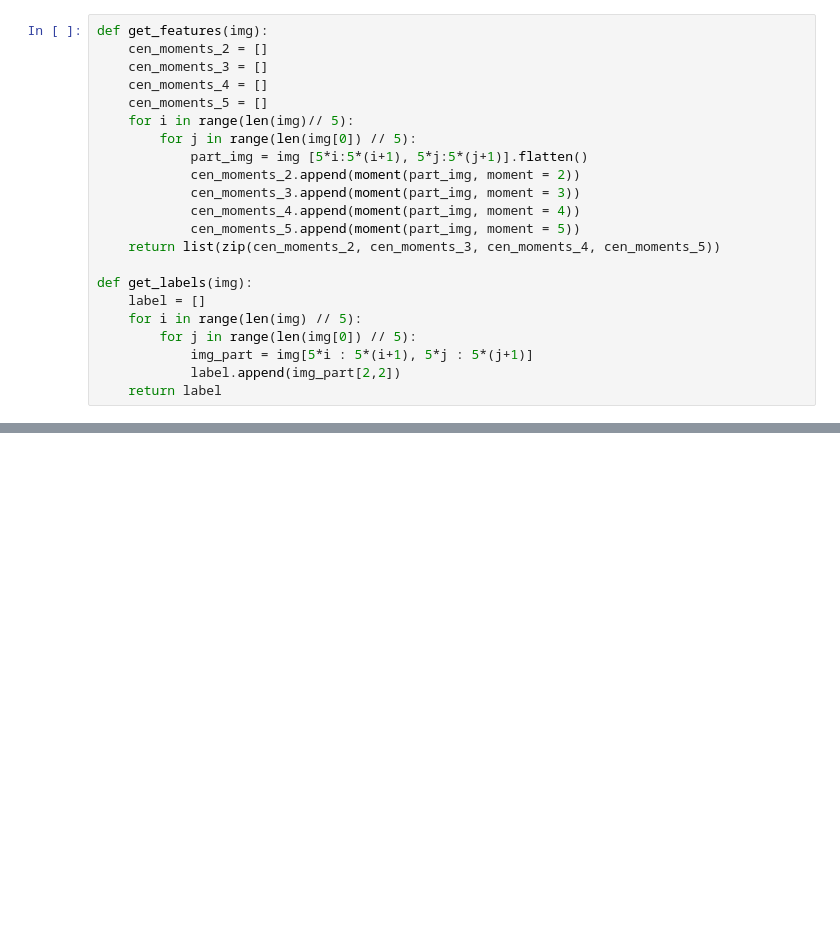
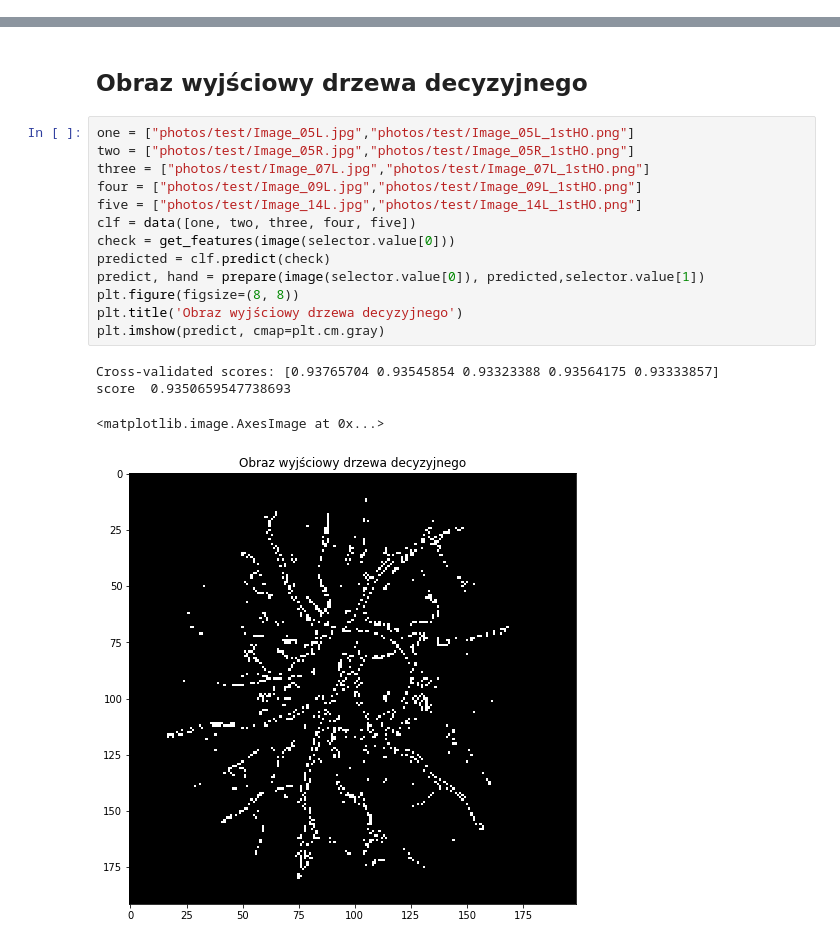
Before and after one commit to agnieszkaszuflak/DnoOka, a Jupyter notebook: Oko.ipynb, the cells around one changed output, grey strips where cells are left out. Cells and saved outputs as stored; diff of their text form; blank space fills up the shorter version.

```diff
--- a/Oko.ipynb
+++ b/Oko.ipynb
@@ -145,22 +207,0 @@ def create_matrix (img, hand):
-# %%
-def get_features(img):
-    cen_moments_2 = []
-    cen_moments_3 = []
-    cen_moments_4 = []
-    cen_moments_5 = []
-    for i in range(len(img)// 5):
-        for j in range(len(img[0]) // 5):
-            part_img = img [5*i:5*(i+1), 5*j:5*(j+1)].flatten()
-            cen_moments_2.append(moment(part_img, moment = 2))
-            cen_moments_3.append(moment(part_img, moment = 3))
-            cen_moments_4.append(moment(part_img, moment = 4))
-            cen_moments_5.append(moment(part_img, moment = 5))
-    return list(zip(cen_moments_2, cen_moments_3, cen_moments_4, cen_moments_5))
-
-def get_labels(img):
-    label = []
-    for i in range(len(img) // 5):
-        for j in range(len(img[0]) // 5):
-            img_part = img[5*i : 5*(i+1), 5*j : 5*(j+1)]
-            label.append(img_part[2,2])
-    return label
@@ -232,0 +220,20 @@ IndexError: invalid index to scalar variable.
+# %% [markdown]
+## Obraz wyjściowy drzewa decyzyjnego
+# %%
+one = ["photos/test/Image_05L.jpg","photos/test/Image_05L_1stHO.png"]
+two = ["photos/test/Image_05R.jpg","photos/test/Image_05R_1stHO.png"]
+three = ["photos/test/Image_07L.jpg","photos/test/Image_07L_1stHO.png"]
+four = ["photos/test/Image_09L.jpg","photos/test/Image_09L_1stHO.png"]
+five = ["photos/test/Image_14L.jpg","photos/test/Image_14L_1stHO.png"]
+clf = data([one, two, three, four, five])
+check = get_features(image(selector.value[0]))
+predicted = clf.predict(check)
+predict, hand = prepare(image(selector.value[0]), predicted,selector.value[1])
+plt.figure(figsize=(8, 8))
+plt.title('Obraz wyjściowy drzewa decyzyjnego')
+plt.imshow(predict, cmap=plt.cm.gray)
+# %% [output]
+Cross-validated scores: [0.93765704 0.93545854 0.93323388 0.93564175 0.93333857]
+score  0.9350659547738693
+<matplotlib.image.AxesImage at 0x...>
+[figure, added]
```
Also changed, not shown: parts of 25 cells of this notebook, 25 other files.
